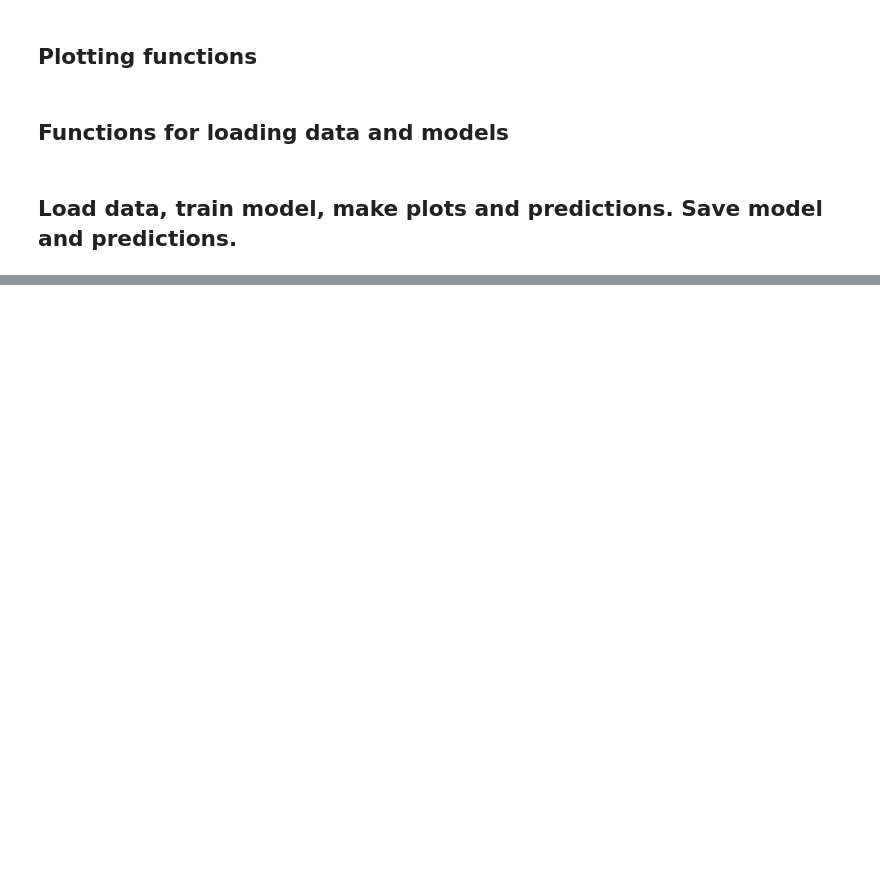
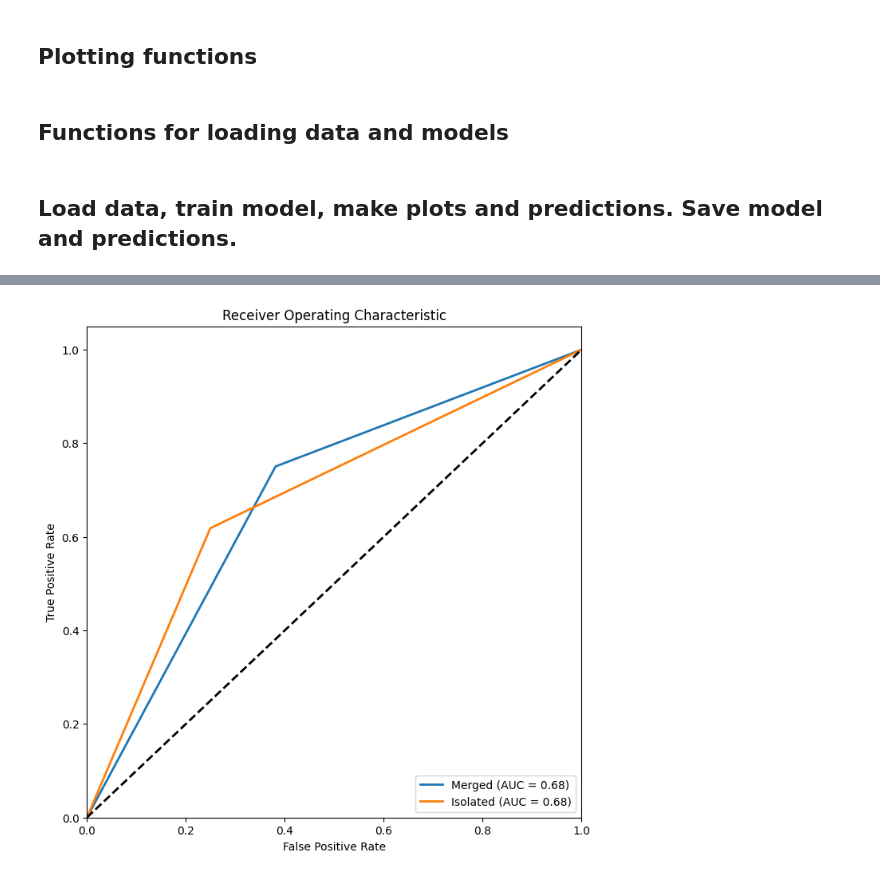
Before and after one commit to johnm100/Undergrad-Research, a Jupyter notebook: Working/model.ipynb, the cells around one changed output, grey strips where cells are left out. Saved outputs shown, nothing was run; the diff lists cells and outputs as text; code cells hidden in the pictures; blank space fills up the shorter version.

```diff
--- a/Working/model.ipynb
+++ b/Working/model.ipynb
@@ -395,0 +472,5 @@ Epoch 100/100
+# %%
+_ , test_old = load_data(df = df, test_size = .99, augment_images = False) # load data
+
+# # convert to np arrays
+pred_old, truth_y = convert_to_np_array_get_old_pred(test_old)
@@ -395,0 +499,33 @@ Epoch 100/100
+# %%
+def plot_roc_curve_old(x_test, y_test, class_dict, threshold=.5, filename = None):
+    pred = convert_predictions_to_class_vector_old(x_test,class_dict,threshold)
+    pred_state = convert_class_vector_to_string(pred, class_dict)
+    true_state = convert_class_vector_to_string(y_test, class_dict)
+
+    fpr = {}
+    tpr = {}
+    roc_auc = {}
+    for i in range(len(class_dict)):
+        fpr[i], tpr[i], _ = roc_curve(true_state == list(class_dict.keys())[i], pred_state == list(class_dict.keys())[i])
+        roc_auc[i] = auc(fpr[i], tpr[i])
+
+    plt.figure(figsize=(8, 8))
+    lw = 2
+    for i in range(len(class_dict)):
+        plt.plot(fpr[i], tpr[i], lw=lw, label=f'{list(class_dict.keys())[i]} (AUC = {roc_auc[i]:0.2f})')
+
+    plt.plot([0, 1], [0, 1], color='black', lw=lw, linestyle='--')
+    plt.xlim([0.0, 1.0])
+    plt.ylim([0.0, 1.05])
+    plt.xlabel('False Positive Rate')
+    plt.ylabel('True Positive Rate')
+    plt.title('Receiver Operating Characteristic')
+    plt.legend(loc="lower right")
+    plt.show()
+
+    if filename:
+        plt.savefig(filename)
+# %%
+plot_roc_curve_old(pred_old,truth_y,class_dict,threshold=.5)
+# %% [output]
+[figure, added]
```
Also changed, not shown: parts of 10 cells of this notebook, 7 other files.
